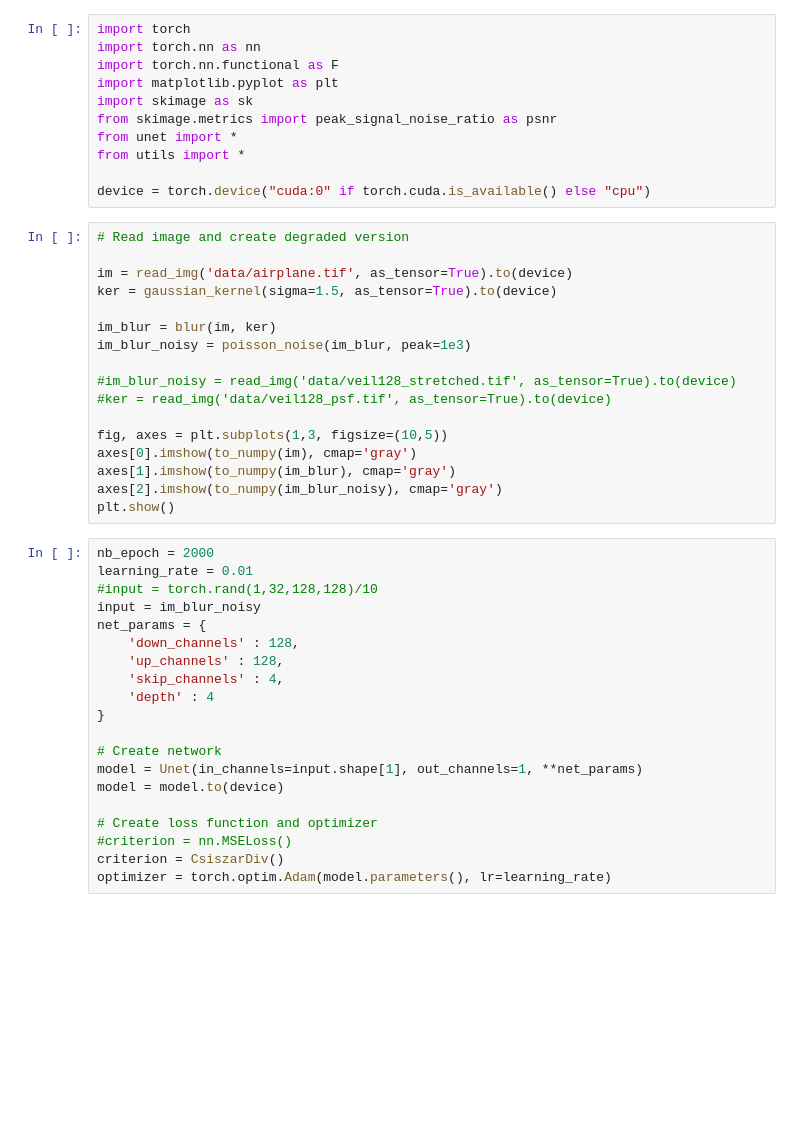
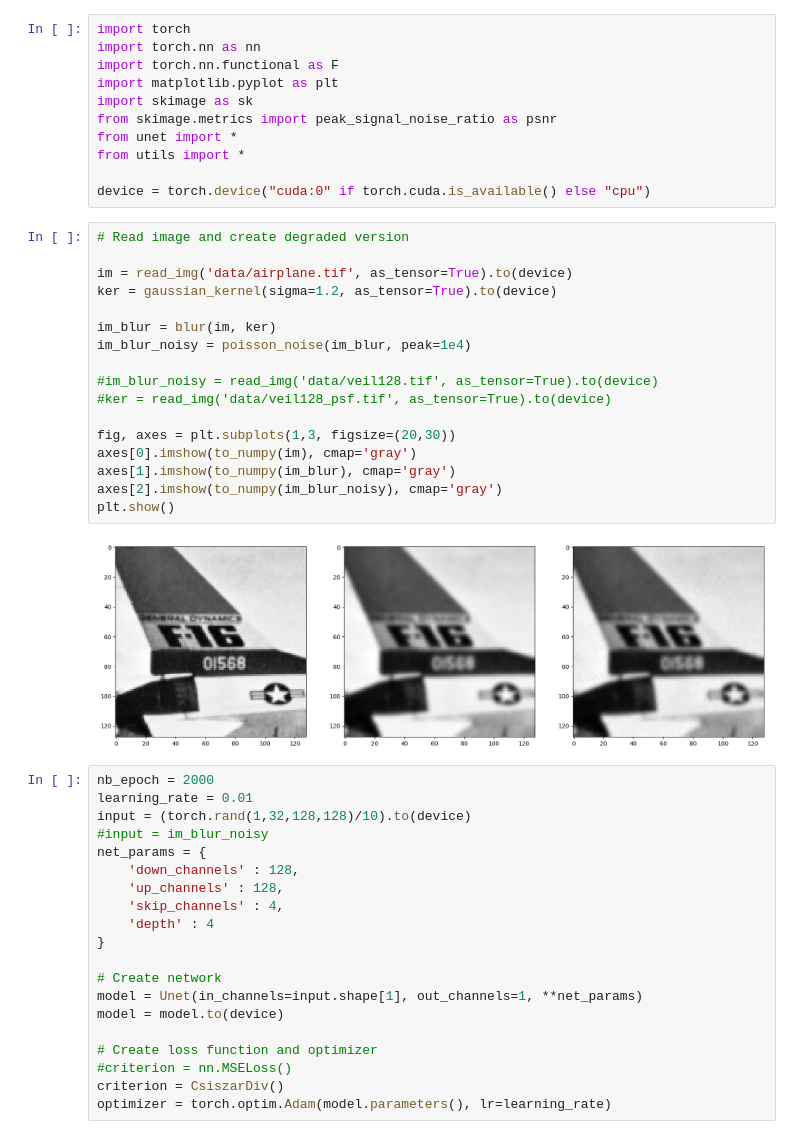
Before and after one commit to LudoRey/dip-deblur, a Jupyter notebook: proj.ipynb, the cells around one changed output. Drawn from its saved outputs; the diff is of its cells as text; blank space fills up the shorter version.

```diff
--- a/proj.ipynb
+++ b/proj.ipynb
@@ -17,25 +24,27 @@ device = torch.device("cuda:0" if torch.cuda.is_available() else "cpu")
 # %%
 # Read image and create degraded version
 
 im = read_img('data/airplane.tif', as_tensor=True).to(device)
-ker = gaussian_kernel(sigma=1.5, as_tensor=True).to(device)
+ker = gaussian_kernel(sigma=1.2, as_tensor=True).to(device)
 
 im_blur = blur(im, ker)
-im_blur_noisy = poisson_noise(im_blur, peak=1e3)
+im_blur_noisy = poisson_noise(im_blur, peak=1e4)
 
-#im_blur_noisy = read_img('data/veil128_stretched.tif', as_tensor=True).to(device)
+#im_blur_noisy = read_img('data/veil128.tif', as_tensor=True).to(device)
 #ker = read_img('data/veil128_psf.tif', as_tensor=True).to(device)
 
-fig, axes = plt.subplots(1,3, figsize=(10,5))
+fig, axes = plt.subplots(1,3, figsize=(20,30))
 axes[0].imshow(to_numpy(im), cmap='gray')
 axes[1].imshow(to_numpy(im_blur), cmap='gray')
 axes[2].imshow(to_numpy(im_blur_noisy), cmap='gray')
 plt.show()
+# %% [output]
+[figure, added]
 # %%
 nb_epoch = 2000
 learning_rate = 0.01
-#input = torch.rand(1,32,128,128)/10
-input = im_blur_noisy
+input = (torch.rand(1,32,128,128)/10).to(device)
+#input = im_blur_noisy
 net_params = {
     'down_channels' : 128,
     'up_channels' : 128,
```
Also changed, not shown: parts of 5 cells of this notebook.
